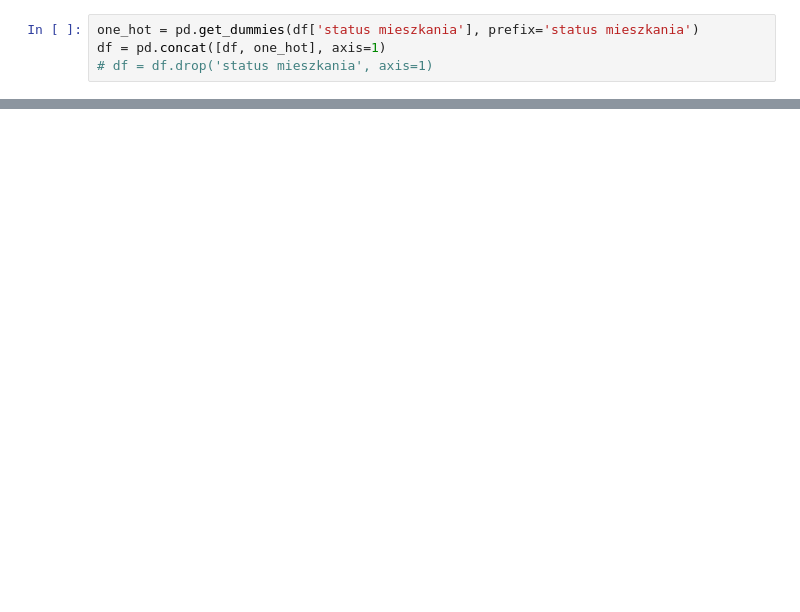
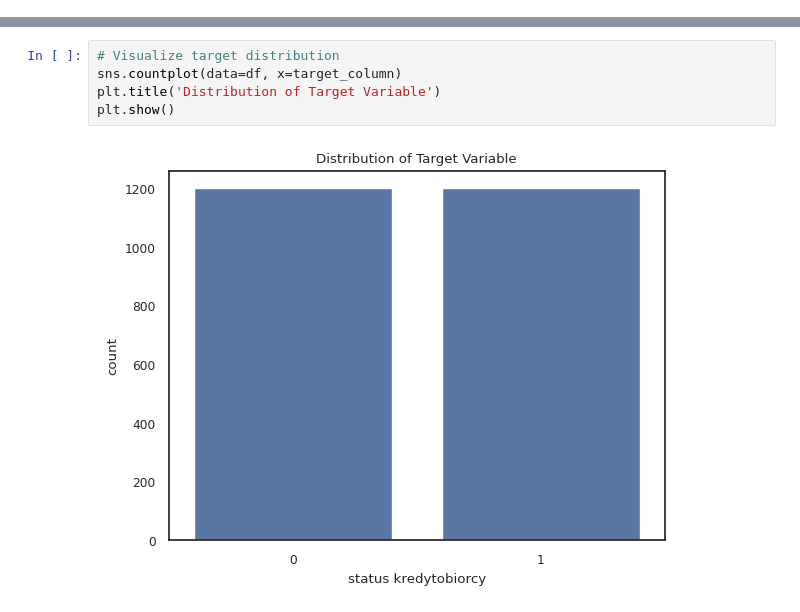
Before and after one commit to krutotik/lisa_project_2, a Jupyter notebook: src/notebook.ipynb, the cells around one changed output, grey strips where cells are left out. Drawn from its saved outputs; the diff is of its cells as text; blank space fills up the shorter version.

```diff
--- a/src/notebook.ipynb
+++ b/src/notebook.ipynb
@@ -23,4 +66,0 @@ df.describe()
-# %%
-one_hot = pd.get_dummies(df['status mieszkania'], prefix='status mieszkania')
-df = pd.concat([df, one_hot], axis=1)
-# df = df.drop('status mieszkania', axis=1)
@@ -68,0 +151,7 @@ Index(['status kredytobiorcy', 'status mieszkania', 'Dochód I-go kredytob..',
+# %%
+# Visualize target distribution
+sns.countplot(data=df, x=target_column)
+plt.title('Distribution of Target Variable')
+plt.show()
+# %% [output]
+[figure, added]
```
Also changed, not shown: parts of 62 cells of this notebook.
